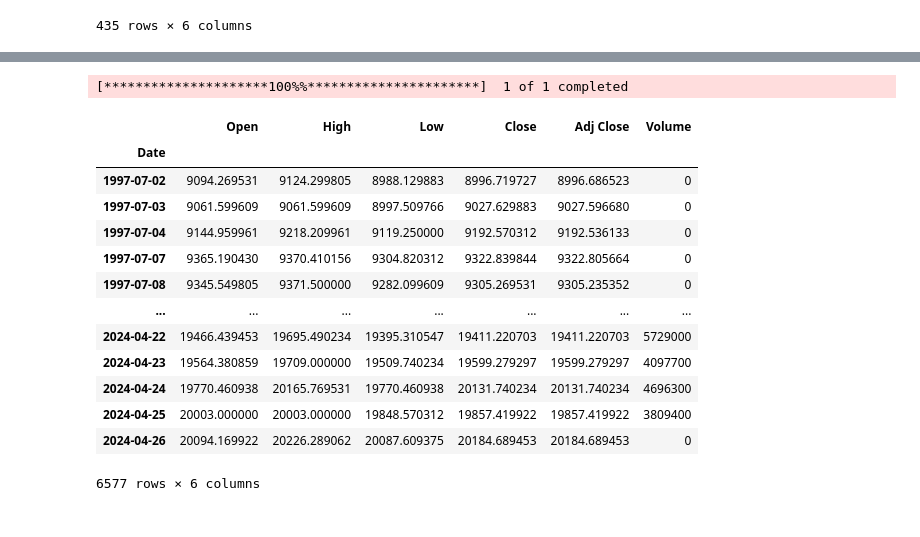
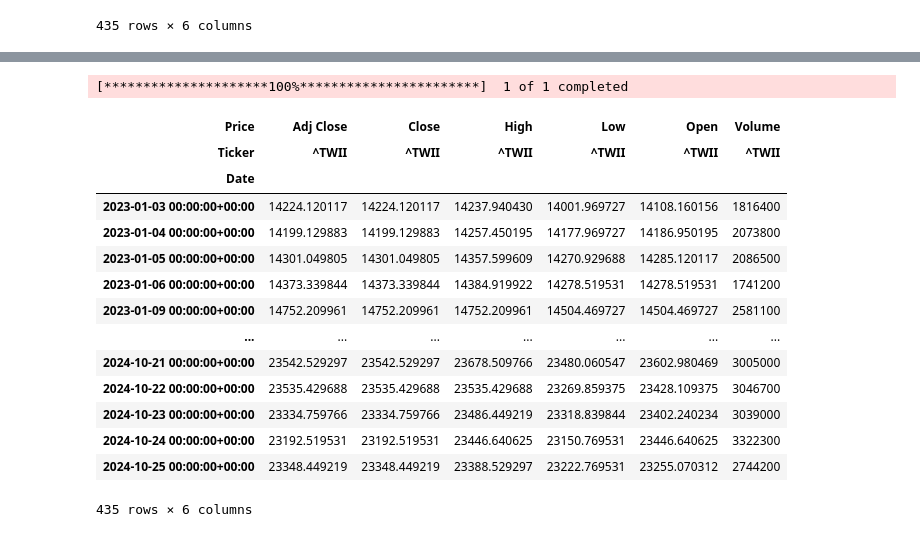
Before and after one commit to frm1234/2024_09_22_chihlee_sql, a Jupyter notebook: python/lesson1_資料下載.ipynb, the cells around one changed output, grey strips where cells are left out. Saved outputs shown, nothing was run; the diff lists cells and outputs as text; code cells hidden in the pictures.

```diff
--- a/python/lesson1_資料下載.ipynb
+++ b/python/lesson1_資料下載.ipynb
@@ -43,22 +46,23 @@ web.get_data_yahoo('^TWII')
-# %%
-taiwan = web.get_data_yahoo('^TWII')
-taiwan
-# %% [output]
-[*********************100%%**********************]  1 of 1 completed
-|  | Open | High | Low | Close | Adj Close | Volume |
-| Date |  |  |  |  |  |  |
-| 1997-07-02 | 9094.269531 | 9124.299805 | 8988.129883 | 8996.719727 | 8996.686523 | 0 |
-| 1997-07-03 | 9061.599609 | 9061.599609 | 8997.509766 | 9027.629883 | 9027.596680 | 0 |
-| 1997-07-04 | 9144.959961 | 9218.209961 | 9119.250000 | 9192.570312 | 9192.536133 | 0 |
-| 1997-07-07 | 9365.190430 | 9370.410156 | 9304.820312 | 9322.839844 | 9322.805664 | 0 |
-| 1997-07-08 | 9345.549805 | 9371.500000 | 9282.099609 | 9305.269531 | 9305.235352 | 0 |
-| ... | ... | ... | ... | ... | ... | ... |
-| 2024-04-22 | 19466.439453 | 19695.490234 | 19395.310547 | 19411.220703 | 19411.220703 | 5729000 |
-| 2024-04-23 | 19564.380859 | 19709.000000 | 19509.740234 | 19599.279297 | 19599.279297 | 4097700 |
-| 2024-04-24 | 19770.460938 | 20165.769531 | 19770.460938 | 20131.740234 | 20131.740234 | 4696300 |
-| 2024-04-25 | 20003.000000 | 20003.000000 | 19848.570312 | 19857.419922 | 19857.419922 | 3809400 |
-| 2024-04-26 | 20094.169922 | 20226.289062 | 20087.609375 | 20184.689453 | 20184.689453 | 0 |
-6577 rows × 6 columns
+# %%
+taiwan = yf.download('^TWII', start='2023-01-01', end='2024-10-27')
+taiwan
+# %% [output]
+[*********************100%***********************]  1 of 1 completed
+| Price | Adj Close | Close | High | Low | Open | Volume |
+| Ticker | ^TWII | ^TWII | ^TWII | ^TWII | ^TWII | ^TWII |
+| Date |  |  |  |  |  |  |
+| 2023-01-03 00:00:00+00:00 | 14224.120117 | 14224.120117 | 14237.940430 | 14001.969727 | 14108.160156 | 1816400 |
+| 2023-01-04 00:00:00+00:00 | 14199.129883 | 14199.129883 | 14257.450195 | 14177.969727 | 14186.950195 | 2073800 |
+| 2023-01-05 00:00:00+00:00 | 14301.049805 | 14301.049805 | 14357.599609 | 14270.929688 | 14285.120117 | 2086500 |
+| 2023-01-06 00:00:00+00:00 | 14373.339844 | 14373.339844 | 14384.919922 | 14278.519531 | 14278.519531 | 1741200 |
+| 2023-01-09 00:00:00+00:00 | 14752.209961 | 14752.209961 | 14752.209961 | 14504.469727 | 14504.469727 | 2581100 |
+| ... | ... | ... | ... | ... | ... | ... |
+| 2024-10-21 00:00:00+00:00 | 23542.529297 | 23542.529297 | 23678.509766 | 23480.060547 | 23602.980469 | 3005000 |
+| 2024-10-22 00:00:00+00:00 | 23535.429688 | 23535.429688 | 23535.429688 | 23269.859375 | 23428.109375 | 3046700 |
+| 2024-10-23 00:00:00+00:00 | 23334.759766 | 23334.759766 | 23486.449219 | 23318.839844 | 23402.240234 | 3039000 |
+| 2024-10-24 00:00:00+00:00 | 23192.519531 | 23192.519531 | 23446.640625 | 23150.769531 | 23446.640625 | 3322300 |
+| 2024-10-25 00:00:00+00:00 | 23348.449219 | 23348.449219 | 23388.529297 | 23222.769531 | 23255.070312 | 2744200 |
+435 rows × 6 columns
 # %%
 from datetime import datetime
 #使用index比較符合我們的需求
```
Also changed, not shown: parts of 2 cells of this notebook.
